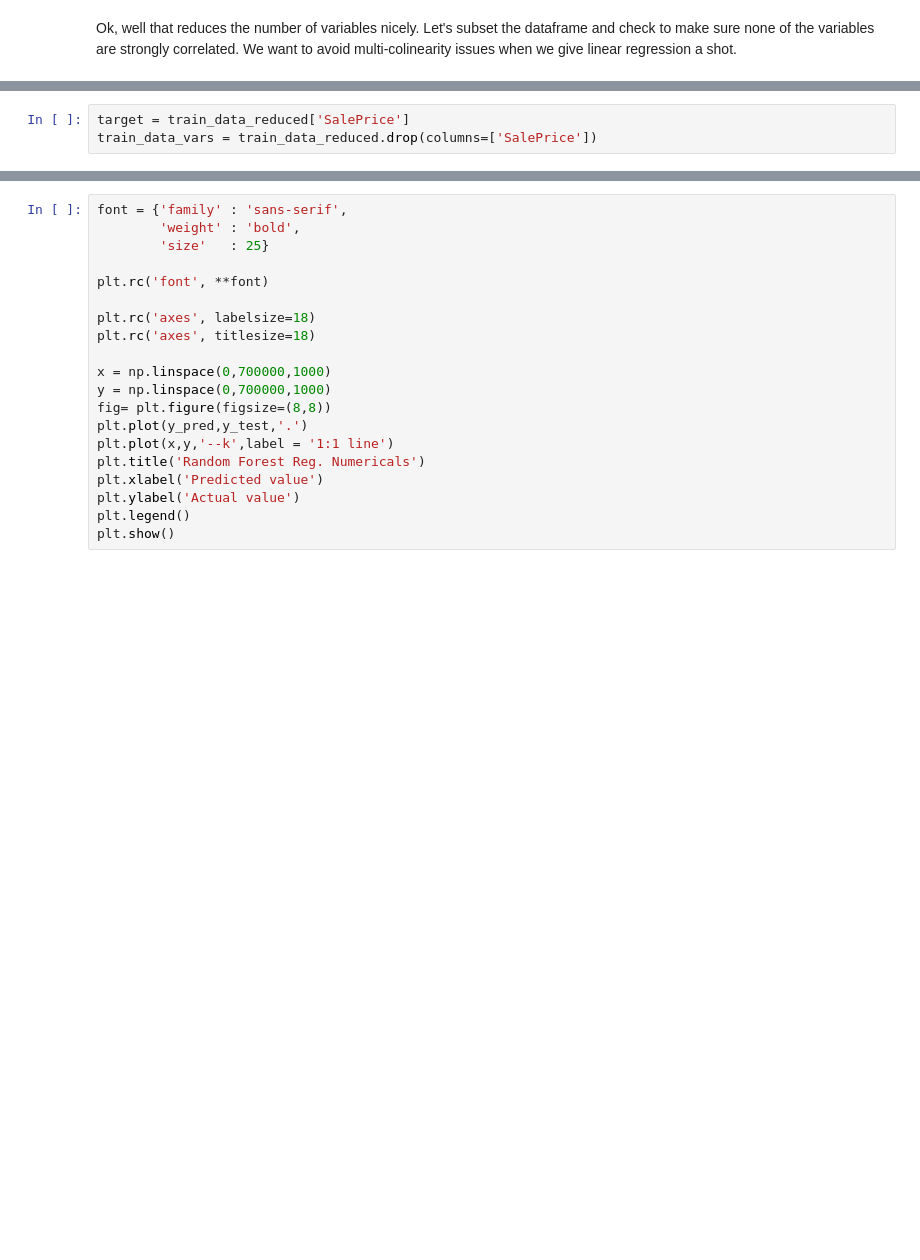
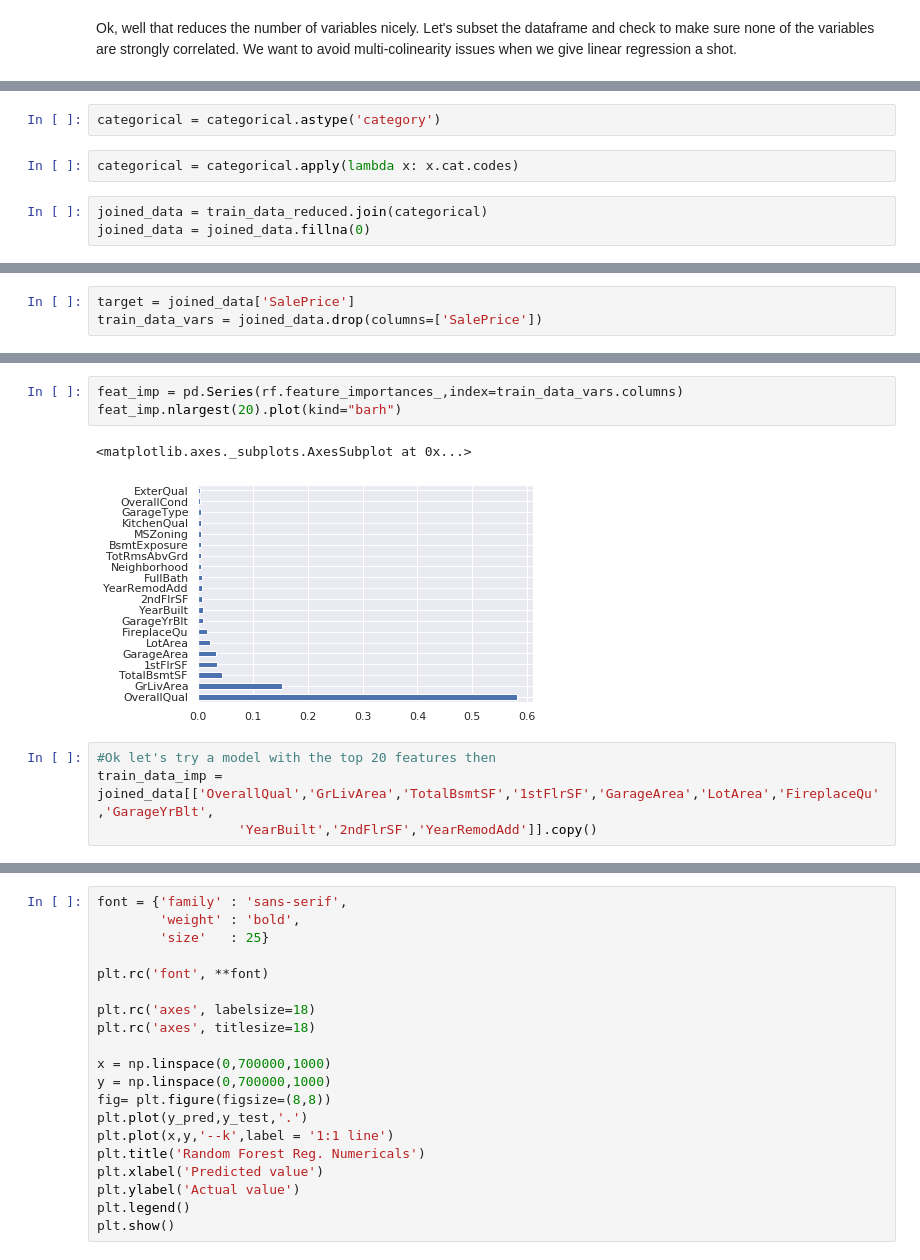
Before and after one commit to lambertsbennett/Kaggle, a Jupyter notebook: HousingPrice/Housing_EDA.ipynb, the cells around one changed output, grey strips where cells are left out. Saved outputs shown, nothing was run; the diff lists cells and outputs as text; blank space fills up the shorter version.

```diff
--- a/HousingPrice/Housing_EDA.ipynb
+++ b/HousingPrice/Housing_EDA.ipynb
@@ -113,0 +143,7 @@ Well there are some variables that are decently correlated with each other. So l
+# %%
+categorical = categorical.astype('category')
+# %%
+categorical = categorical.apply(lambda x: x.cat.codes)
+# %%
+joined_data = train_data_reduced.join(categorical)
+joined_data = joined_data.fillna(0)
@@ -114,6 +166,6 @@ Well there are some variables that are decently correlated with each other. So l
 # %%
-target = train_data_reduced['SalePrice']
-train_data_vars = train_data_reduced.drop(columns=['SalePrice'])
+target = joined_data['SalePrice']
+train_data_vars = joined_data.drop(columns=['SalePrice'])
 # %%
 from sklearn.ensemble import RandomForestRegressor
 from sklearn.metrics import mean_squared_log_error
@@ -132,0 +185,10 @@ RMSLE: 0.1599802093837207
+# %%
+feat_imp = pd.Series(rf.feature_importances_,index=train_data_vars.columns)
+feat_imp.nlargest(20).plot(kind="barh")
+# %% [output]
+<matplotlib.axes._subplots.AxesSubplot at 0x...>
+[figure, added]
+# %%
+#Ok let's try a model with the top 20 features then
+train_data_imp = joined_data[['OverallQual','GrLivArea','TotalBsmtSF','1stFlrSF','GarageArea','LotArea','FireplaceQu','GarageYrBlt',
+                  'YearBuilt','2ndFlrSF','YearRemodAdd']].copy()
```
Also changed, not shown: parts of 31 cells of this notebook, 1 other file.
